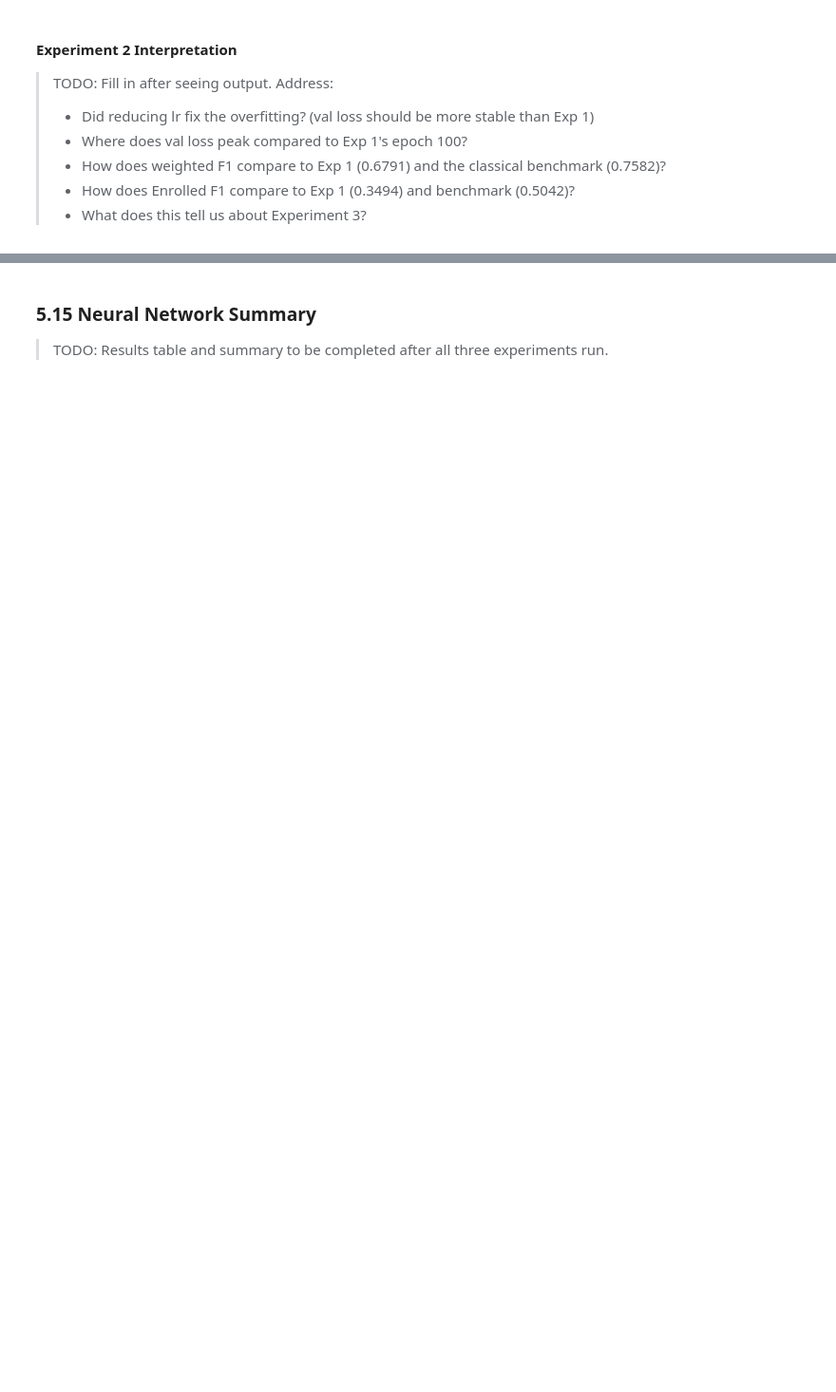
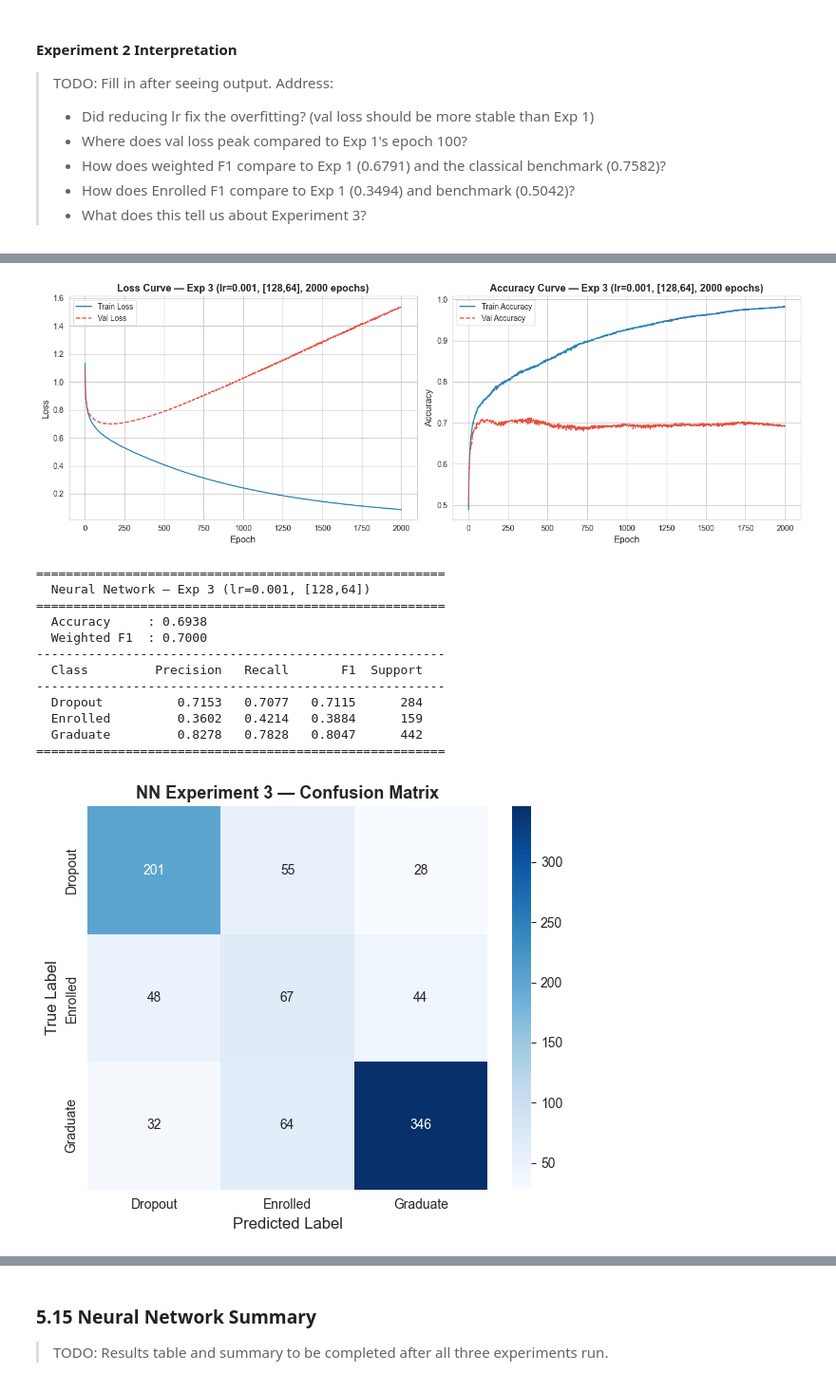
Before and after one commit to Ebi-Tech/academic-risk-classifier, a Jupyter notebook: Assignment1_DivineIfechukwude.ipynb, the cells around one changed output, grey strips where cells are left out. Shown at 95% size. Saved outputs shown, nothing was run; the diff lists cells and outputs as text; code cells hidden in the pictures; blank space fills up the shorter version.

```diff
--- a/Assignment1_DivineIfechukwude.ipynb
+++ b/Assignment1_DivineIfechukwude.ipynb
@@ -1584,0 +1586,28 @@ Experiment 3 parameters pending Experiment 2 results.
+# %%
+EXP3_LR     = 0.001
+EXP3_DIMS   = [36, 128, 64, 3]
+EXP3_EPOCHS = 2000
+
+print("=== Experiment 3: lr=0.001, hidden=[128,64], epochs=2000 ===\n")
+
+params_exp3, history_exp3 = train(
+    X_train_scaled, Y_train_oh, y_train,
+    X_test_scaled,  Y_test_oh,  y_test,
+    layer_dims    = EXP3_DIMS,
+    learning_rate = EXP3_LR,
+    epochs        = EXP3_EPOCHS,
+    batch_size    = BATCH_SIZE,
+    class_weights = class_weight_dict
+)
+
+plot_learning_curves(history_exp3,
+    "Exp 3 (lr=0.001, [128,64], 2000 epochs)")
+
+y_pred_nn3  = predict(X_test_scaled, params_exp3)
+metrics_nn3 = compute_metrics(y_test, y_pred_nn3)
+print_metrics(metrics_nn3,
+    "Neural Network — Exp 3 (lr=0.001, [128,64])")
+plot_confusion_matrix(
+    metrics_nn3['confusion_matrix'],
+    title="NN Experiment 3 — Confusion Matrix")
+# %% [output]
@@ -1584,0 +1631,14 @@ Experiment 3 parameters pending Experiment 2 results.
+[figure, added]
+=======================================================
+  Neural Network — Exp 3 (lr=0.001, [128,64])
+=======================================================
+  Accuracy     : 0.6938
+  Weighted F1  : 0.7000
+-------------------------------------------------------
+  Class         Precision   Recall       F1  Support
+-------------------------------------------------------
+  Dropout          0.7153   0.7077   0.7115      284
+  Enrolled         0.3602   0.4214   0.3884      159
+  Graduate         0.8278   0.7828   0.8047      442
+=======================================================
+[figure, added]
```
Also changed, not shown: parts of 5 cells of this notebook.
